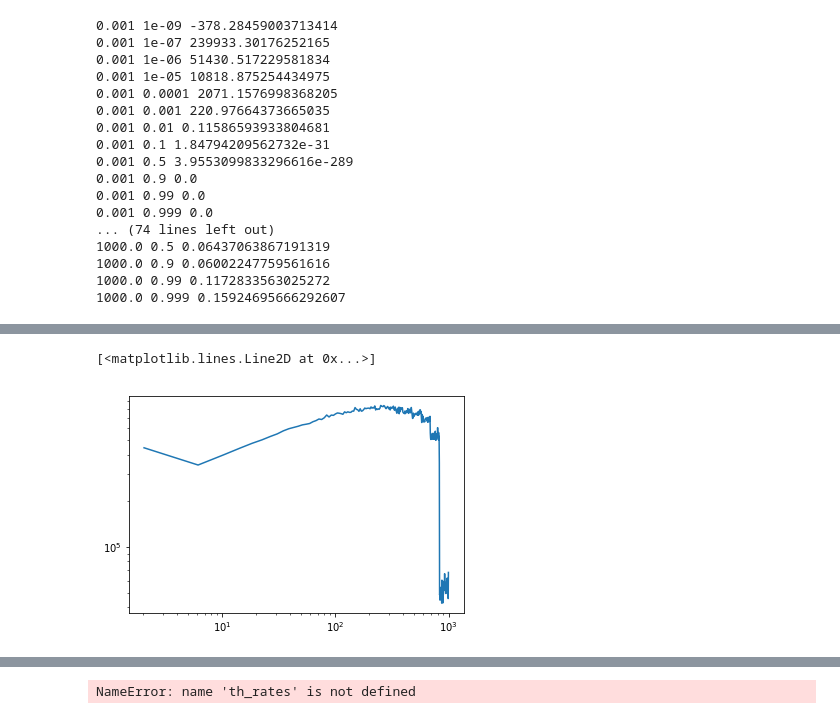
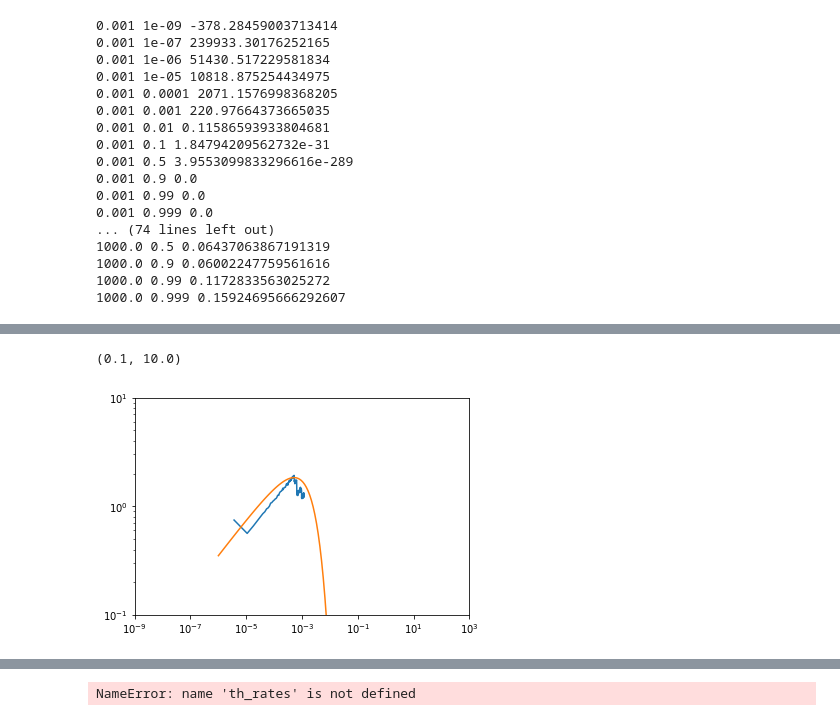
Before and after one commit to ECP-WarpX/picsar, a Jupyter notebook: src/multi_physics/test_cpu/validation_QS.ipynb, the cells around one changed output, grey strips where cells are left out. Saved outputs shown, nothing was run; the diff lists cells and outputs as text; code cells hidden in the pictures.

```diff
--- a/src/multi_physics/test_cpu/validation_QS.ipynb
+++ b/src/multi_physics/test_cpu/validation_QS.ipynb
@@ -171,11 +171,25 @@ counts, bins, bars = plt.hist(g_phot, bins='auto', log=True)
-# %%
-bbina = bins[1:]
-bbinb = bins[:-1]
-bbin = (bbina + bbinb)/2
-plt.loglog(bbin, counts*bbin)
-# %% [output]
-[<matplotlib.lines.Line2D at 0x...>]
-[figure, removed]
+# %%
+bbina = bins[1:]
+bbinb = bins[:-1]
+bbin = (bbina + bbinb)/2
+plt.loglog(bbin, counts*bbin)
+
+gg = np.logspace(-6, 1e-3, num=100)
+
+def S (x):
+    a = 1.0/(0.0092*0.0194 * 10.1)
+    b = 2.e0
+    return b*a*x*integ.quad(lambda s: spe.kv(5./3., s), a*x, np.inf, limit=800)[0]
+
+S = np.vectorize(S)
+
+plt.loglog(gg, S(gg))
+
+plt.xlim(1e-9,1e3)
+plt.ylim(1e-1,1e1)
+# %% [output]
+(0.1, 10.0)
+[figure, added]
 # %%
 momx = np.logspace(-3, 5.0, num=200)
 chis = []
```
Also changed, not shown: parts of 3 cells of this notebook, 4 other files.
